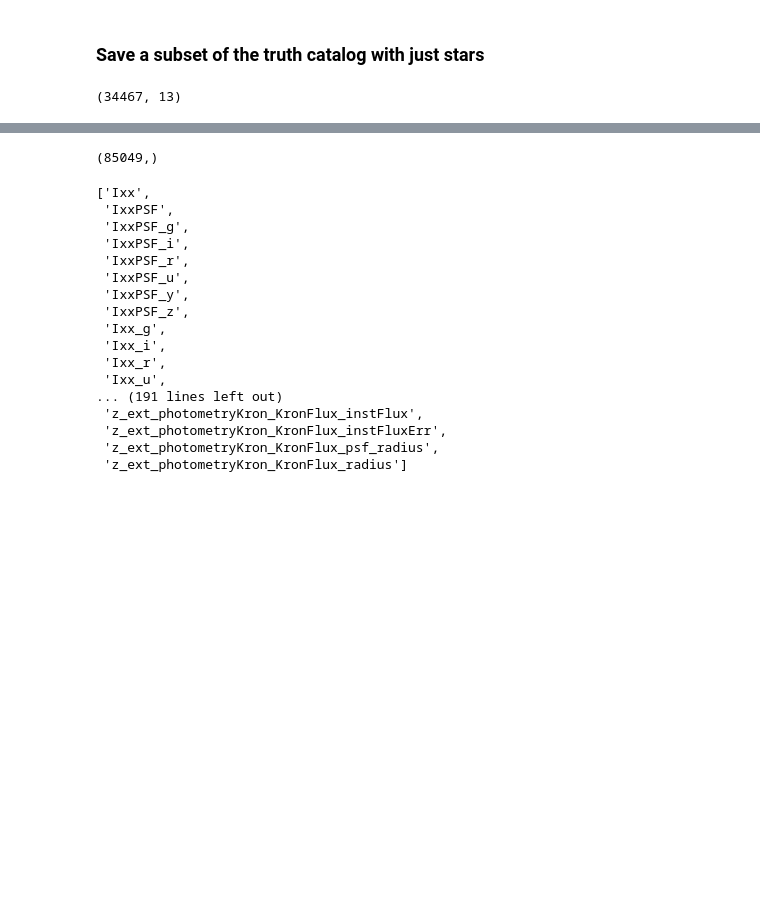
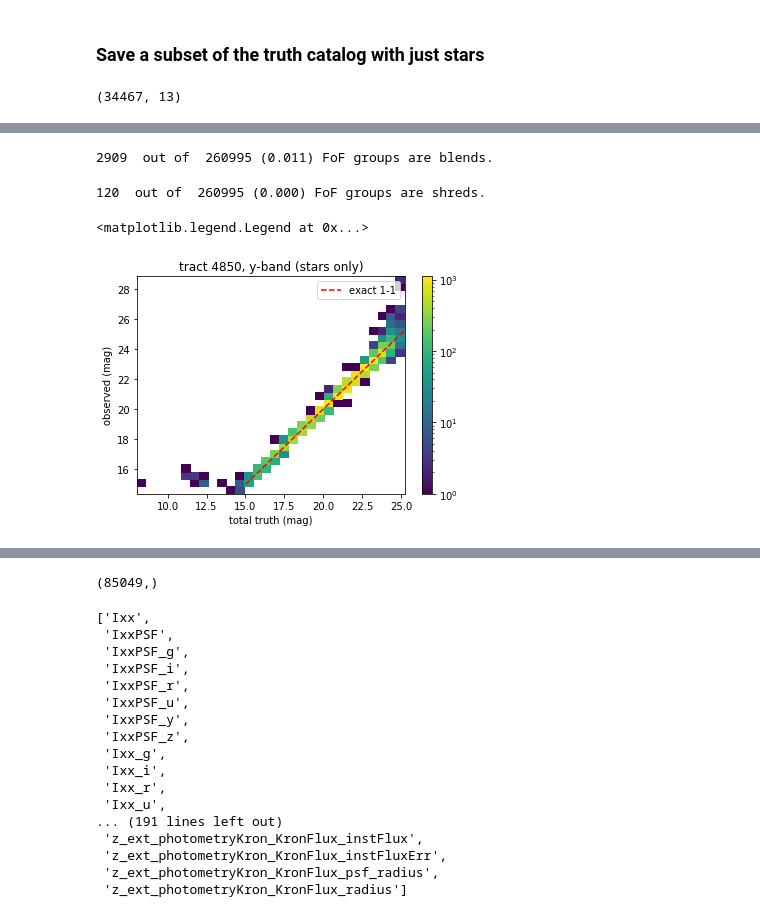
Before and after one commit to jiwoncpark/fast-forward, a Jupyter notebook: match_to_truth_demo.ipynb, the cells around one changed output, grey strips where cells are left out. Cells and saved outputs as stored; diff of their text form; code cells hidden in the pictures; blank space fills up the shorter version.

```diff
--- a/match_to_truth_demo.ipynb
+++ b/match_to_truth_demo.ipynb
@@ -125,0 +180,37 @@ array(['ellipticity_2_bulge_true', 'ellipticity_1_disk_true',
+# %%
+blended = hist_2d[1, 2]
+print(blended, " out of ", total, "(%.3f) FoF groups are blends." %(blended/total))
+# %% [output]
+2909  out of  260995 (0.011) FoF groups are blends.
+# %%
+shredded = hist_2d[2, 1]
+print(shredded, " out of ", total, "(%.3f) FoF groups are shreds." %(shredded/total))
+# %% [output]
+120  out of  260995 (0.000) FoF groups are shreds.
+# %%
+### Evaluate matching from FoF
+
+one_to_one_group_mask = np.in1d(results['group_id'], np.flatnonzero((n_true == 1) & (n_observed == 1)))
+truth_idx = results['row_index'][one_to_one_group_mask & truth_mask]
+observed_idx = results['row_index'][one_to_one_group_mask & observed_mask]
+true_matched = truth_combined.iloc[truth_idx].reset_index(drop=True)
+observed_matched = obj.iloc[observed_idx].reset_index(drop=True)
+# %%
+import matplotlib as mpl
+
+band = 'y'
+#truth_colname = 'mag_true_Y_lsst' #%band
+truth_colname = band
+observed_colname = 'mag_%s' %band
+mask = ~np.logical_or(np.logical_or(np.isnan(true_matched[truth_colname]), np.isnan(observed_matched[observed_colname])), true_matched['star']==False)
+plt.hist2d(true_matched[truth_colname].loc[mask], observed_matched[observed_colname].loc[mask],
+           norm=mpl.colors.LogNorm(), bins=30) #marker='.', alpha=0.2, label='_nolegend_')
+plt.plot(np.linspace(15, 30, 20), np.linspace(15, 30, 20), color='r', linestyle='--', label='exact 1-1')
+plt.xlabel('total truth (mag)')
+plt.ylabel('observed (mag)')
+plt.title('tract 4850, %s-band (stars only)' %band)
+plt.colorbar()
+plt.legend()
+# %% [output]
+<matplotlib.legend.Legend at 0x...>
+[figure, added]
```
Also changed, not shown: parts of 25 cells of this notebook.
